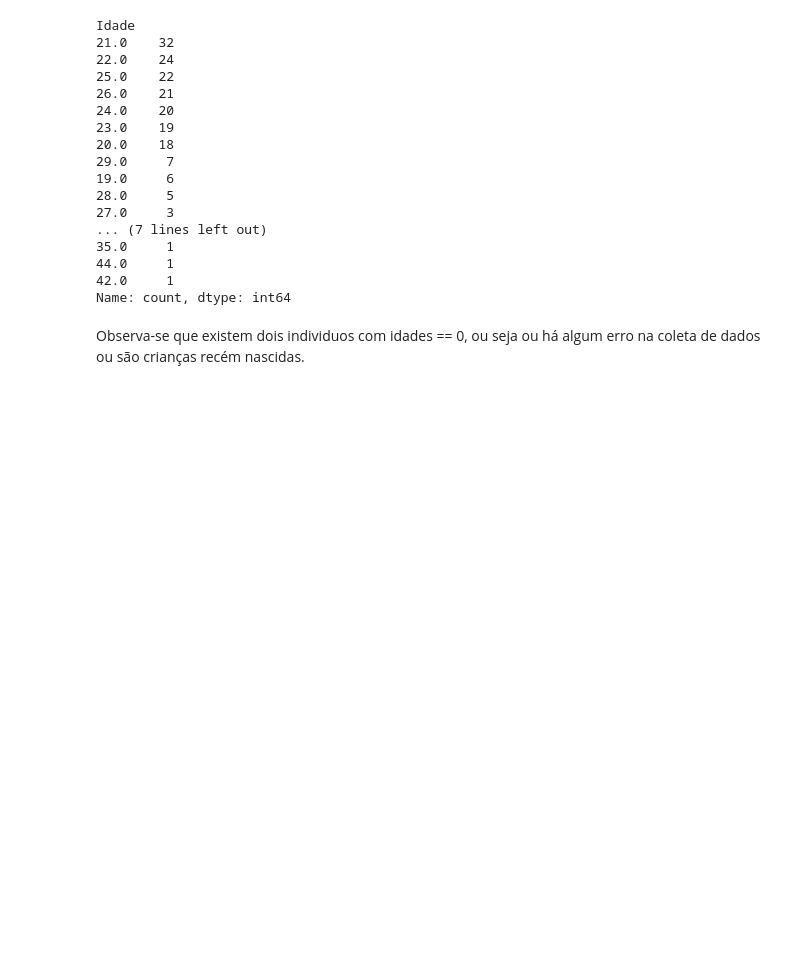
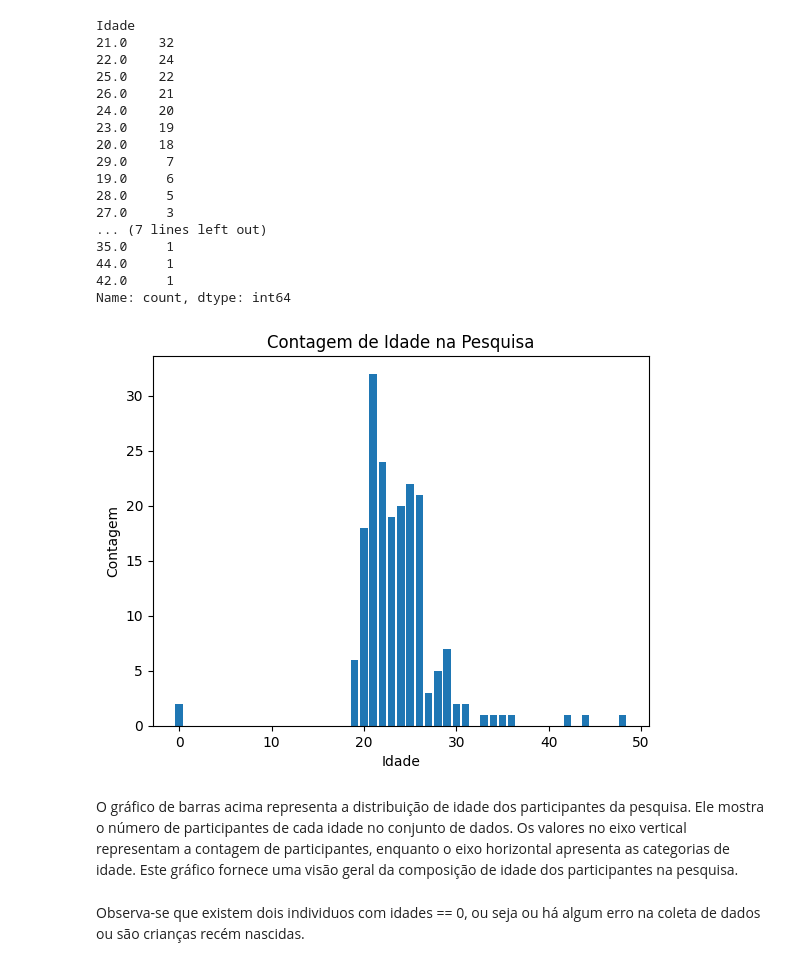
Before and after one commit to pcmoraesmenezes/analisando_dados_covid, a Jupyter notebook: Dados_covid.ipynb, the cells around one changed output. Drawn from its saved outputs; the diff is of its cells as text; code cells hidden in the pictures; blank space fills up the shorter version.

```diff
--- a/Dados_covid.ipynb
+++ b/Dados_covid.ipynb
@@ -101,7 +115,7 @@ Dessa forma cria-se uma nova coluna chamada Idade, que contém um valor numéric
 import datetime
 from datetime import datetime
 
-df['Nascimento'] = pd.to_datetime(df['Nascimento'], format='%d/%m/%Y', errors='coerce')
+df['Nascimento'] = pd.to_datetime(df['Nascimento'], format='%d/%m/%Y', errors='coerce',)
 df['Nascimento']
 df.isnull().sum()
 
@@ -127,6 +141,17 @@ Idade
 44.0     1
 42.0     1
 Name: count, dtype: int64
+# %%
+idade = df['Idade'].value_counts()
+plt.bar(idade.index, idade.values)
+plt.xlabel('Idade')
+plt.ylabel('Contagem')
+plt.title('Contagem de Idade na Pesquisa')
+plt.show()
+# %% [output]
+[figure, added]
+# %% [markdown]
+O gráfico de barras acima representa a distribuição de idade dos participantes da pesquisa. Ele mostra o número de participantes de cada idade no conjunto de dados. Os valores no eixo vertical representam a contagem de participantes, enquanto o eixo horizontal apresenta as categorias de idade. Este gráfico fornece uma visão geral da composição de idade dos participantes na pesquisa.
 # %% [markdown]
 Observa-se que existem dois individuos com idades == 0, ou seja ou há algum erro na coleta de dados ou são crianças recém nascidas.
 # %%
```
Also changed, not shown: parts of 30 cells of this notebook, 1 other file.
